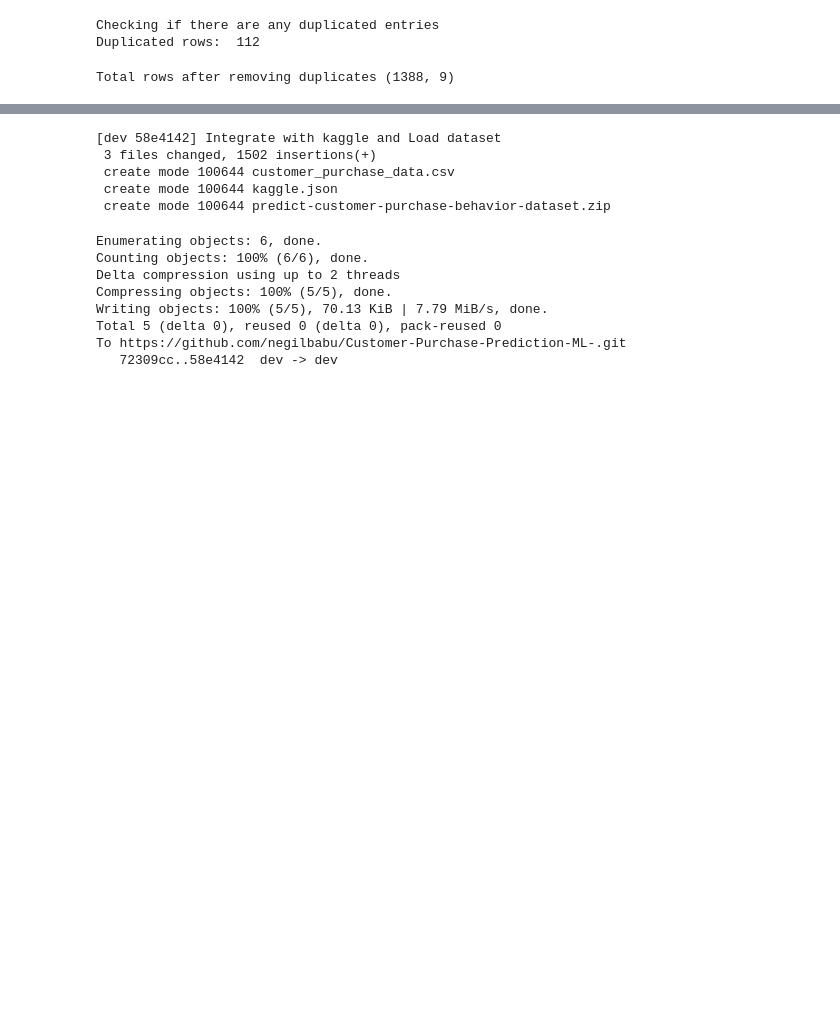
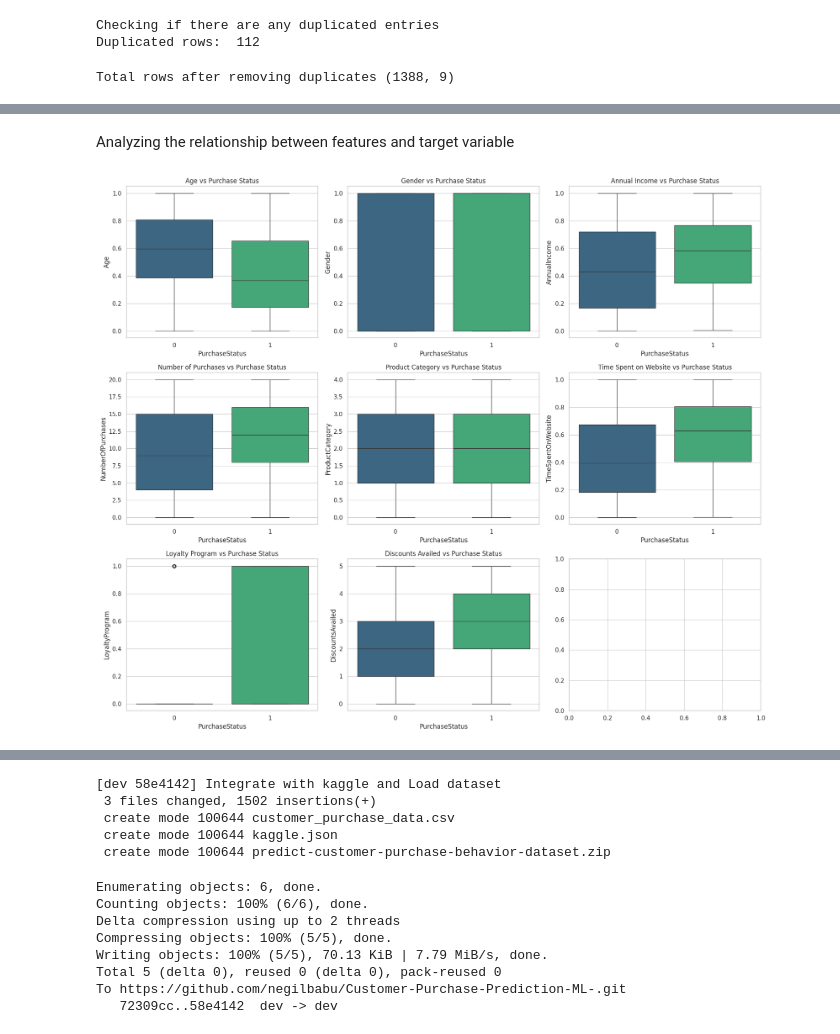
Before and after one commit to negilbabu/Customer-Purchase-Prediction-ML-, a Jupyter notebook: Customer_Purchase_Prediction(ML).ipynb, the cells around one changed output, grey strips where cells are left out. Saved outputs shown, nothing was run; the diff lists cells and outputs as text; code cells hidden in the pictures; blank space fills up the shorter version.

```diff
--- a/Customer_Purchase_Prediction(ML).ipynb
+++ b/Customer_Purchase_Prediction(ML).ipynb
@@ -214,0 +271,37 @@ Total rows after removing duplicates (1388, 9)
+# %% [markdown]
+Analyzing the relationship between features and target variable
+# %%
+fig, axes = plt.subplots(3, 3, figsize=(18, 15))
+
+sns.boxplot(x="PurchaseStatus", y="Age", data=df_removed_duplicates, ax=axes[0, 0], palette="viridis", hue="PurchaseStatus", legend=False)
+axes[0, 0].set_title("Age vs Purchase Status")
+
+sns.boxplot(x="PurchaseStatus", y="Gender", data=df_removed_duplicates, ax=axes[0, 1], palette="viridis", hue="PurchaseStatus", legend=False)
+axes[0, 1].set_title("Gender vs Purchase Status")
+
+sns.boxplot(x="PurchaseStatus", y="AnnualIncome", data=df_removed_duplicates, ax=axes[0, 2], palette="viridis", hue="PurchaseStatus", legend=False)
+axes[0, 2].set_title("Annual Income vs Purchase Status")
+
+sns.boxplot(x="PurchaseStatus", y="NumberOfPurchases", data=df_removed_duplicates, ax=axes[1, 0], palette="viridis", hue="PurchaseStatus", legend=False)
+axes[1, 0].set_title("Number of Purchases vs Purchase Status")
+
+sns.boxplot(x="PurchaseStatus", y="ProductCategory", data=df_removed_duplicates, ax=axes[1, 1], palette="viridis", hue="PurchaseStatus", legend=False)
+axes[1, 1].set_title("Product Category vs Purchase Status")
+
+sns.boxplot(x="PurchaseStatus", y="TimeSpentOnWebsite", data=df_removed_duplicates, ax=axes[1, 2], palette="viridis", hue="PurchaseStatus", legend=False)
+axes[1, 2].set_title("Time Spent on Website vs Purchase Status")
+
+sns.boxplot(x="PurchaseStatus", y="LoyaltyProgram", data=df_removed_duplicates, ax=axes[2, 0], palette="viridis", hue="PurchaseStatus", legend=False)
+axes[2, 0].set_title("Loyalty Program vs Purchase Status")
+
+sns.boxplot(x="PurchaseStatus", y="DiscountsAvailed", data=df_removed_duplicates, ax=axes[2, 1], palette="viridis", hue="PurchaseStatus", legend=False)
+axes[2, 1].set_title("Discounts Availed vs Purchase Status")
+
+# Hide any extra subplot areas
+for i in range(len(df_removed_duplicates.columns), len(axes.flatten())):
+    axes.flatten()[i].set_visible(False)
+
+plt.tight_layout()
+plt.show()
+# %% [output]
+[figure, added]
```
Also changed, not shown: parts of 11 cells of this notebook.
